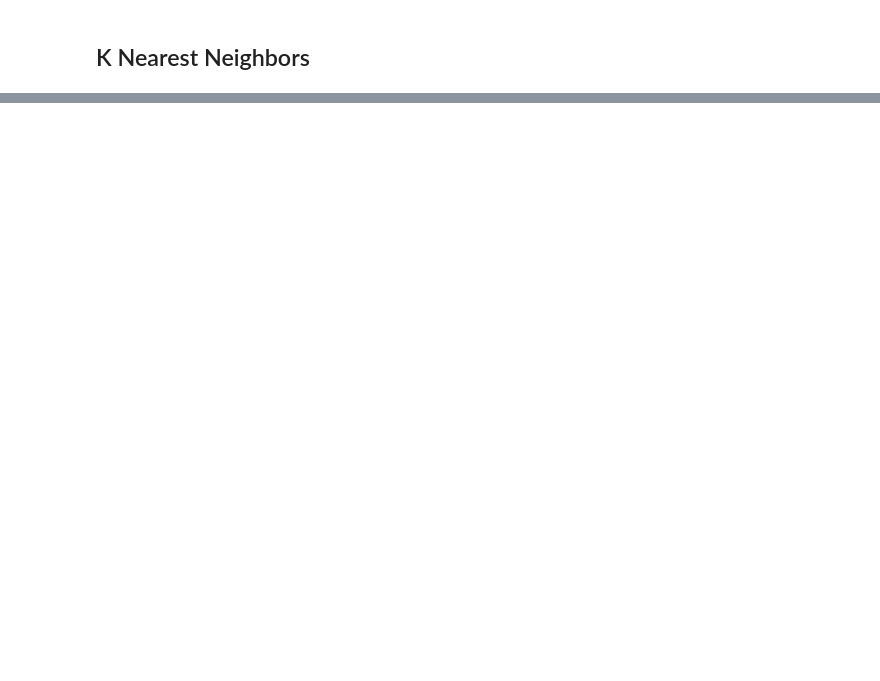
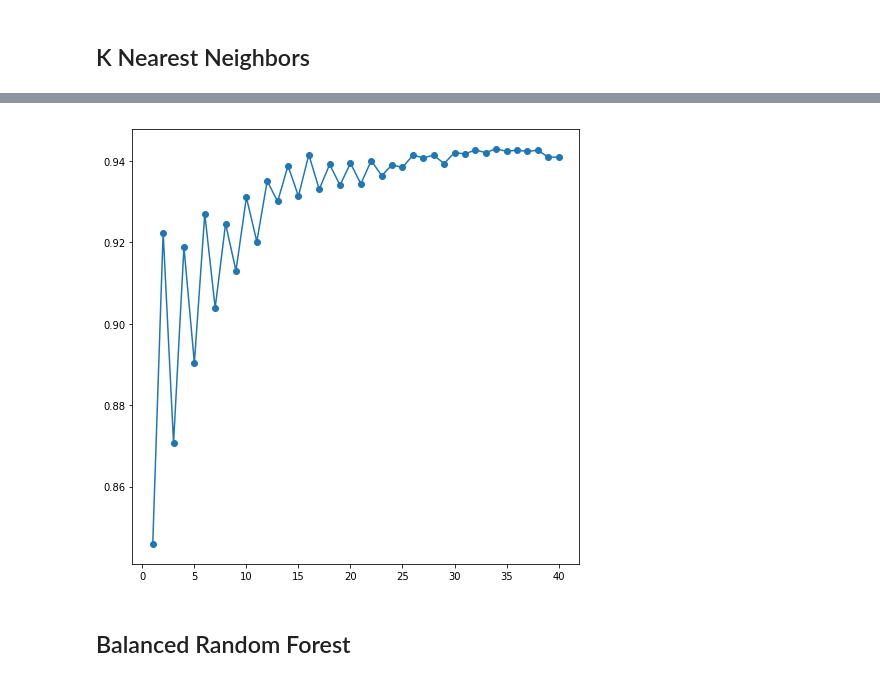
Before and after one commit to mwnewlin/AFIT, a Jupyter notebook: CSCE 623/project/code/NEWLIN_Project.ipynb, the cells around one changed output, grey strips where cells are left out. Cells and saved outputs as stored; diff of their text form; code cells hidden in the pictures; blank space fills up the shorter version.

```diff
--- a/CSCE 623/project/code/NEWLIN_Project.ipynb
+++ b/CSCE 623/project/code/NEWLIN_Project.ipynb
@@ -281,7 +283,7 @@ cross_val_f1_scores = []
 cross_val_auc_list = []
 cross_val_precision = []
 cross_val_recall = []
-start = timeit.timeit()
+start = time.time()
 for cost in cost_grid:
     # Create logisitic regression with the cost parameter and l1 penalty for LASSO
     #
@@ -292,14 +294,14 @@ for cost in cost_grid:
                    X_nonTestScaled,
                    y_nonTest,
                    cv=10,
-                  scoring='balanced_accuracy'
-    cross_val_balanced_accs.append(cross_val['test_score'])
+                  scoring='balanced_accuracy')
+    cross_val_balanced_accs.append(cross_val['test_score'].mean())
     #cross_val_f1_scores.append(cross_val['test_f1_weighted'])
     #cross_val_auc_list.append(cross_val['test_roc_auc'])
     #cross_val_precision.append(cross_val['test_precision'])
     #cross_val_recall.append(cross_val['test_recall'])
     print(cost)
-end = timeit.timeit()
+end = time.time()
 
 total = end - start
 print("Total Time: ",total)
@@ -316,8 +331,8 @@ plt.show()
 # %%
 knn = None
 bal_acc_list = []
-k_grid = np.arange(1,20+1,1)
-start = timeit.timeit()
+k_grid = np.arange(1,40+1,1)
+start = time.time()
 for k in k_grid:
     knn = KNeighborsClassifier(n_neighbors=k,weights='uniform')
     cross_val = cross_validate(knn,
@@ -326,7 +341,8 @@ for k in k_grid:
                    cv=10,
                   scoring='balanced_accuracy')
     bal_acc_list.append(cross_val['test_score'].mean())
-end = timeit.timeit()
+    print(k)
+end =  time.time()
 
 total = end - start
 print(total)
@@ -332,0 +367,8 @@ print(total)
+# %%
+fig = plt.figure(figsize=(8,8))
+plt.plot(k_grid,bal_acc_list, '-o')
+plt.show()
+# %% [output]
+[figure, added]
+# %% [markdown]
+## Balanced Random Forest
```
Also changed, not shown: parts of 16 cells of this notebook, 4 other files.
